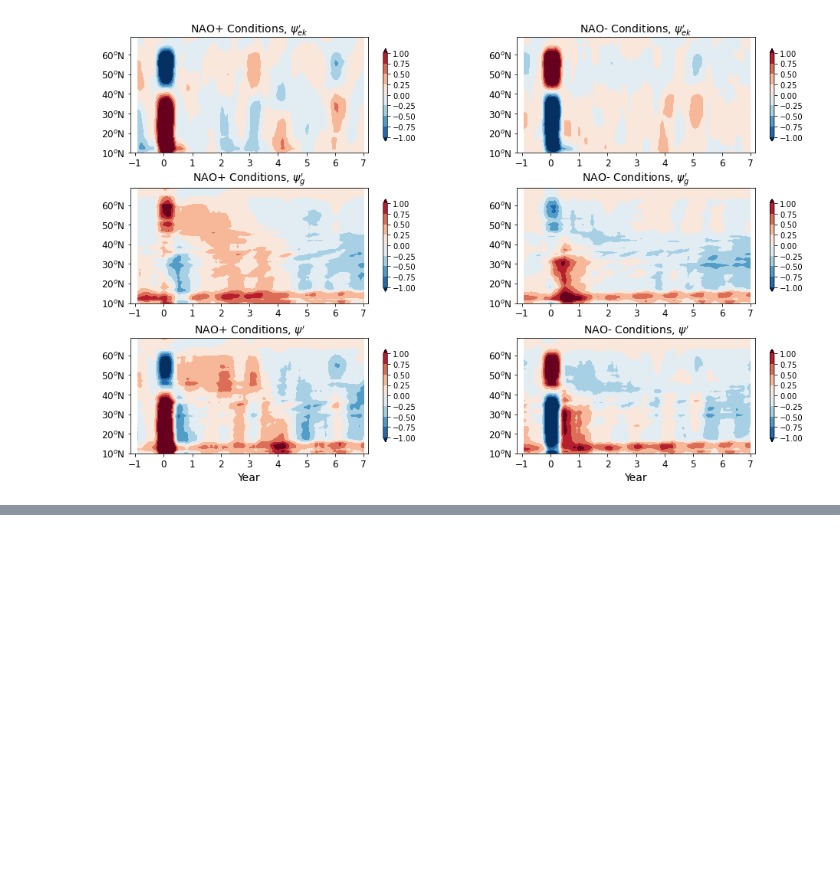
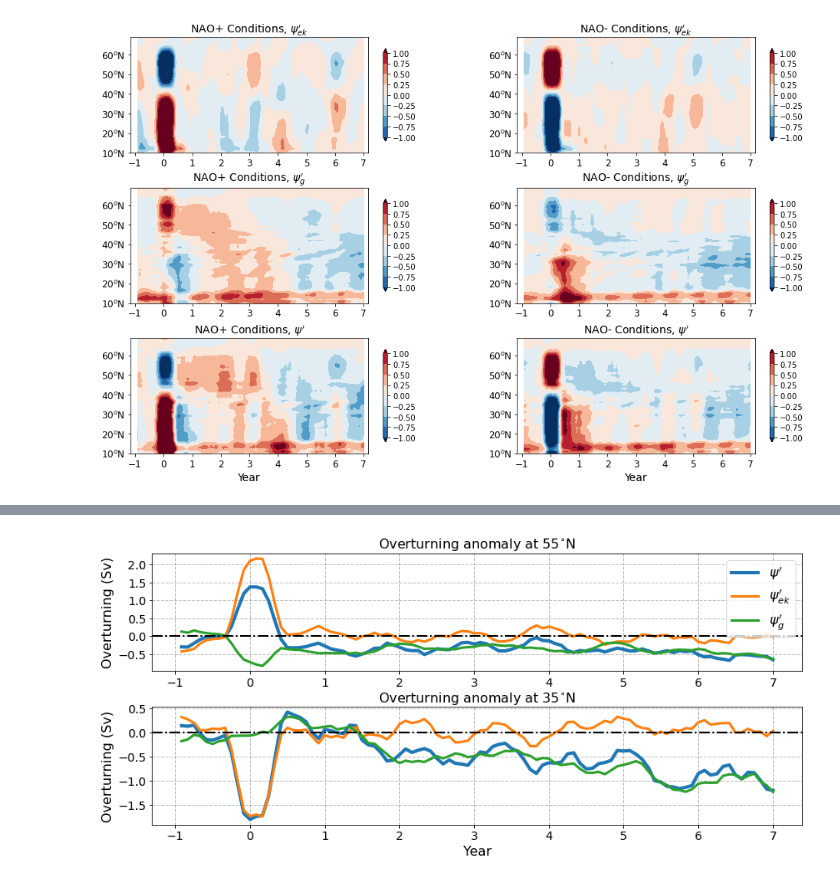
Before and after one commit to hmkhatri/AMOC_Variability_DePreSys_MET, a Jupyter notebook: Notebooks/Quick_Checks/12_Overturning_Ekman.ipynb, the cells around one changed output, grey strips where cells are left out. Drawn from its saved outputs; the diff is of its cells as text; code cells hidden in the pictures; blank space fills up the shorter version.

```diff
--- a/Notebooks/Quick_Checks/12_Overturning_Ekman.ipynb
+++ b/Notebooks/Quick_Checks/12_Overturning_Ekman.ipynb
@@ -445,0 +620,18 @@ Text(0.5, 1.0, 'NAO- Conditions, $\\psi^{\\prime}$')
+# %%
+%%time
+
+psi_HFp_intp = psi_HFp_intp.compute()
+#psi_HFn_intp = psi_HFn_intp.compute()
+
+psiek_HFp = psiek_HFp.compute()
+#psiek_HFn = psiek_HFn.compute()
+
+def psi_compute(psi, psiek):
+
+    psi1 = psi.rolling(time=6, center=True).mean('time')
+    psi1 = psi1.assign_coords(time=np.arange(0+10,len(psi1.time)+10) / 12 - 2)
+    psi1ek = psiek.drop('time').rolling(time=6, center=True).mean('time')
+    psi1ek = psi1ek.assign_coords(time=np.arange(0+10,len(psi1.time)+10) / 12 - 2)
+    psi1g = psi1 - psi1ek
+
+    return psi1, psi1ek, psi1g
@@ -445,0 +641,37 @@ Text(0.5, 1.0, 'NAO- Conditions, $\\psi^{\\prime}$')
+# %%
+grid1 = plt.GridSpec(2, 1, wspace=0.3, hspace=0.3)
+fig = plt.figure(figsize=[14,6])
+
+ax = fig.add_subplot(grid1[0, 0])
+
+tmp, tmpek, tmpg = psi_compute(psi_HFp_intp.sel(lat=55.), psiek_HFp.sel(lat=55.))
+ax.plot(np.arange(0+10,len(tmp.time)+10) / 12 - 2, tmp, lw=4., label=r'$\psi^{\prime}$')
+ax.plot(np.arange(0+10,len(tmpek.time)+10) / 12 - 2, tmpek, lw=3., label=r'$\psi^{\prime}_{ek}$')
+ax.plot(np.arange(0+10,len(tmpg.time)+10) / 12 - 2, tmpg, lw=3., label=r'$\psi^{\prime}_g$')
+
+ax.axhline(y=0, ls='-.', lw=2., color='k')
+ax.grid(color='gray', alpha=0.5, linestyle='--', lw=1.)
+ax.set_ylabel('Overturning (Sv)', fontsize=16)
+#ax.set_xlabel('Year', fontsize=16)
+ax.legend(fontsize=16, loc='upper right')
+ax.set_title('Overturning anomaly at $55^{\circ}$N', fontsize=16)
+plt.yticks(fontsize = 14);
+plt.xticks(fontsize = 14);
+
+ax = fig.add_subplot(grid1[1, 0])
+
+tmp, tmpek, tmpg = psi_compute(psi_HFp_intp.sel(lat=35.), psiek_HFp.sel(lat=35.))
+ax.plot(np.arange(0+10,len(tmp.time)+10) / 12 - 2, tmp, lw=4., label=r'$\psi^{\prime}$')
+ax.plot(np.arange(0+10,len(tmpek.time)+10) / 12 - 2, tmpek, lw=3., label=r'$\psi^{\prime}_{ek}$')
+ax.plot(np.arange(0+10,len(tmpg.time)+10) / 12 - 2, tmpg, lw=3., label=r'$\psi^{\prime}_g$')
+
+ax.axhline(y=0, ls='-.', lw=2., color='k')
+ax.grid(color='gray', alpha=0.5, linestyle='--', lw=1.)
+ax.set_ylabel('Overturning (Sv)', fontsize=16)
+ax.set_xlabel('Year', fontsize=16)
+#ax.legend(fontsize=16, loc='upper right')
+ax.set_title('Overturning anomaly at $35^{\circ}$N', fontsize=16)
+plt.yticks(fontsize = 14);
+plt.xticks(fontsize = 14);
+# %% [output]
+[figure, added]
```
Also changed, not shown: parts of 12 cells of this notebook, 5 other files.
